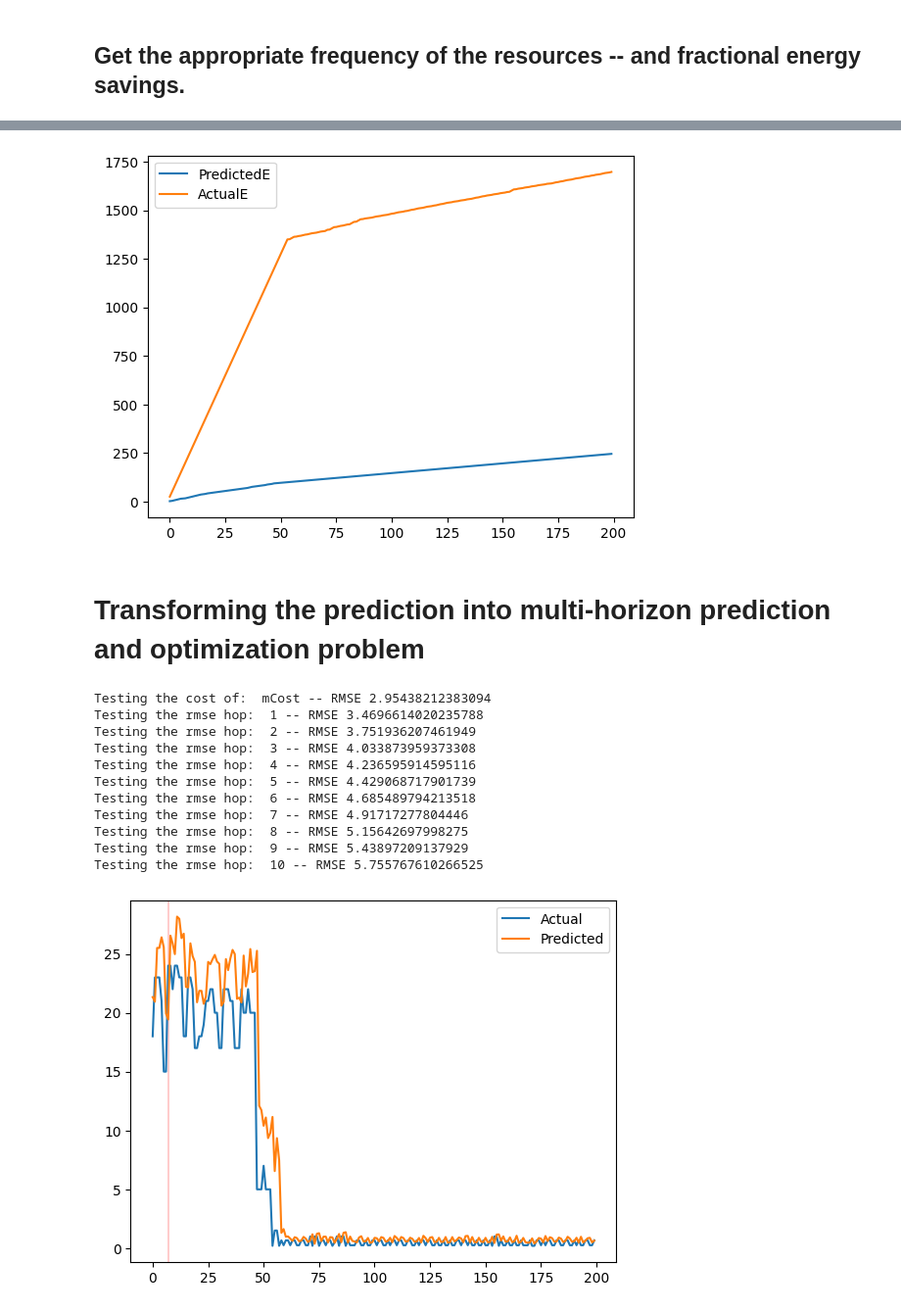
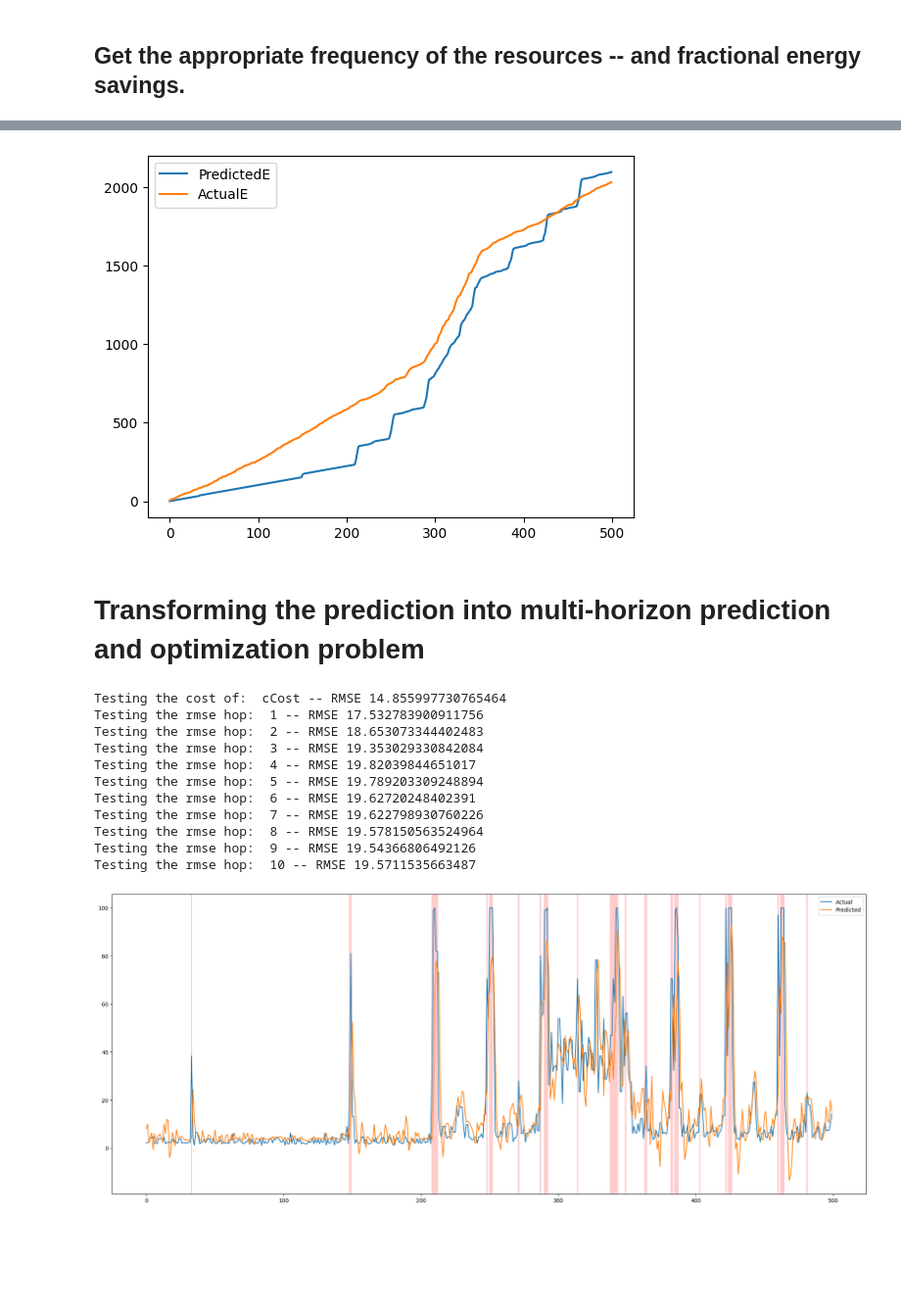
Before and after one commit to dipayan2/ARMAModel, a Jupyter notebook: PredictiveRun.ipynb, the cells around one changed output, grey strips where cells are left out. Shown at 98% size. Saved outputs shown, nothing was run; the diff lists cells and outputs as text; code cells hidden in the pictures; blank space fills up the shorter version.

```diff
--- a/PredictiveRun.ipynb
+++ b/PredictiveRun.ipynb
@@ -272,30 +272,30 @@ def highlight(indices,ax):
     ax.legend(bbox_to_anchor=(1.0, 1.0))
 # %%
 # Some global variable setting
-shiftAR = 8
-shiftARX = 3
-trainIDX = 4500
-testIDX = 4500
+shiftAR = 50
+shiftARX = 30
+trainIDX = 2000
+testIDX = 2700
 N_CLUST = 5
 N_HOPS = 10 # Future prediction window
-SCALING_FACTOR = 1.2
-cFreq = 'bFreq'#'sFreq'
+SCALING_FACTOR = 1.0
+cFreq = 'sFreq'
 mFreq = 'mFreq'
 gFreq = 'gFreq'
 # bFreq = 'bFreq'
 
-endog = 'mCost'
-exog = 'cCost'
-exog1 = 'gCost'
-rFreq = mFreq
+endog = 'cCost'
+exog = 'gCost'
+exog1 = 'mCost'
+rFreq = cFreq
 
 ### Test values IDX
-TestIDX = 200 # How many steps to run
+TestIDX = 500 # How many steps to run
 ## Is there any other things.... to do
 freq_dict = {}
 freq_dict['gFreq'] = [177000000,266000000,350000000,420000000,480000000,600000000]
 freq_dict['mFreq'] = [165000000,206000000,275000000,413000000,543000000,633000000,728000000,825000000]#,933000000]
-# freq_dict['sFreq'] = [200000,300000,400000,500000,600000,700000,800000,900000,1000000,1100000,1200000,1300000,1400000]
+freq_dict['sFreq'] = [200000,300000,400000,500000,600000,700000,800000,900000,1000000,1100000,1200000,1300000,1400000]
 freq_dict['bFreq'] = [200000,300000,400000,500000,600000,700000,800000,900000,1000000,1100000,1200000,1300000,1400000,1500000,1600000,1700000,1800000,1900000,2000000]
 cost_list =['cCost','mCost','gCost']
 # %%
@@ -573,7 +577,7 @@ df_eng['ActualE'] = act_energy
 ax = df_eng[['PredictedE','ActualE']].plot()
 # highlight(df_freq[df_freq['EffUtil'] > 100].index, ax)
 # %% [output]
-[figure, old version]
+[figure, new version]
 # %%
 #Some code for MPC -- which is not quite suitable for us
 def dlqr_calculate(A, B, Q, R):
@@ -593,7 +597,7 @@ def prediction(model,x,cluster):
     prob_d = getSingleCluster(x,cluster).T[0]
     y = []
     for i in range(N_CLUST):
-        ys = simple_test_single(modelQ[i],xQ_test[id])
+        ys = simple_test_single(model[i],x)
         y.append(ys*prob_d[i])
     my_pred = min(SCALING_FACTOR*sum(y)[0],100.0)
     return my_pred
@@ -687,46 +691,48 @@ for id in range(TestIDX):
 yQ_out = yQ_test[:TestIDX]
 fQ_Act = testQ_freq_df[rFreq].iloc[:TestIDX].to_numpy()
 print("Testing the cost of: ", endog, "-- RMSE", rmse(yQ_out,ys_target))
 ## RMSE of NHOPS code
+RMSE_List = []
 for h in range(N_HOPS):
     yh_out = yQ_test[h+1:TestIDX+h+1]
+    RMSE_List.append(rmse(yh_out,ys_hops[h]))
     print("Testing the rmse hop: ", h+1, "-- RMSE", rmse(yh_out,ys_hops[h]))
 
 ## create the 2D data for opt
 Y_All = []
 for i in range(len(ys_target)):
     val = [0.0]*(N_HOPS+1)
     for j in range(N_HOPS+1):
         if j == 0:
             val[j] = ys_target[i]
         else:
             val[j] = ys_hops[j-1][i]
     Y_All.append(val)
 
 
 # Plot the results
 df_plot = pd.DataFrame()
 df_plot['Actual'] = yQ_out
 
 df_plot['Predicted'] = ys_target
-ax = df_plot[['Actual','Predicted']].plot()
+ax = df_plot[['Actual','Predicted']].plot(figsize=(25, 10))
 ax.legend(bbox_to_anchor=(1.0, 1.0))
 #### Done
 # highlight(df_freq[df_freq['EffUtil'] > 100].index, ax)
 highlight(df_freq[df_freq['EffDomUtil'] == True].index, ax)
 # %% [output]
-Testing the cost of:  mCost -- RMSE 2.95438212383094
-Testing the rmse hop:  1 -- RMSE 3.4696614020235788
-Testing the rmse hop:  2 -- RMSE 3.751936207461949
-Testing the rmse hop:  3 -- RMSE 4.033873959373308
-Testing the rmse hop:  4 -- RMSE 4.236595914595116
-Testing the rmse hop:  5 -- RMSE 4.429068717901739
-Testing the rmse hop:  6 -- RMSE 4.685489794213518
-Testing the rmse hop:  7 -- RMSE 4.91717277804446
-Testing the rmse hop:  8 -- RMSE 5.15642697998275
-Testing the rmse hop:  9 -- RMSE 5.43897209137929
-Testing the rmse hop:  10 -- RMSE 5.755767610266525
+Testing the cost of:  cCost -- RMSE 14.855997730765464
+Testing the rmse hop:  1 -- RMSE 17.532783900911756
+Testing the rmse hop:  2 -- RMSE 18.653073344402483
+Testing the rmse hop:  3 -- RMSE 19.353029330842084
+Testing the rmse hop:  4 -- RMSE 19.82039844651017
+Testing the rmse hop:  5 -- RMSE 19.789203309248894
+Testing the rmse hop:  6 -- RMSE 19.62720248402391
+Testing the rmse hop:  7 -- RMSE 19.622798930760226
+Testing the rmse hop:  8 -- RMSE 19.578150563524964
+Testing the rmse hop:  9 -- RMSE 19.54366806492126
+Testing the rmse hop:  10 -- RMSE 19.5711535663487
-[figure, old version]
+[figure, new version]
 # %%
 df_freq[df_freq['EffUtil'] > 100].index
 # %% [output]
```
Also changed, not shown: parts of 13 cells of this notebook, 3 other files.
